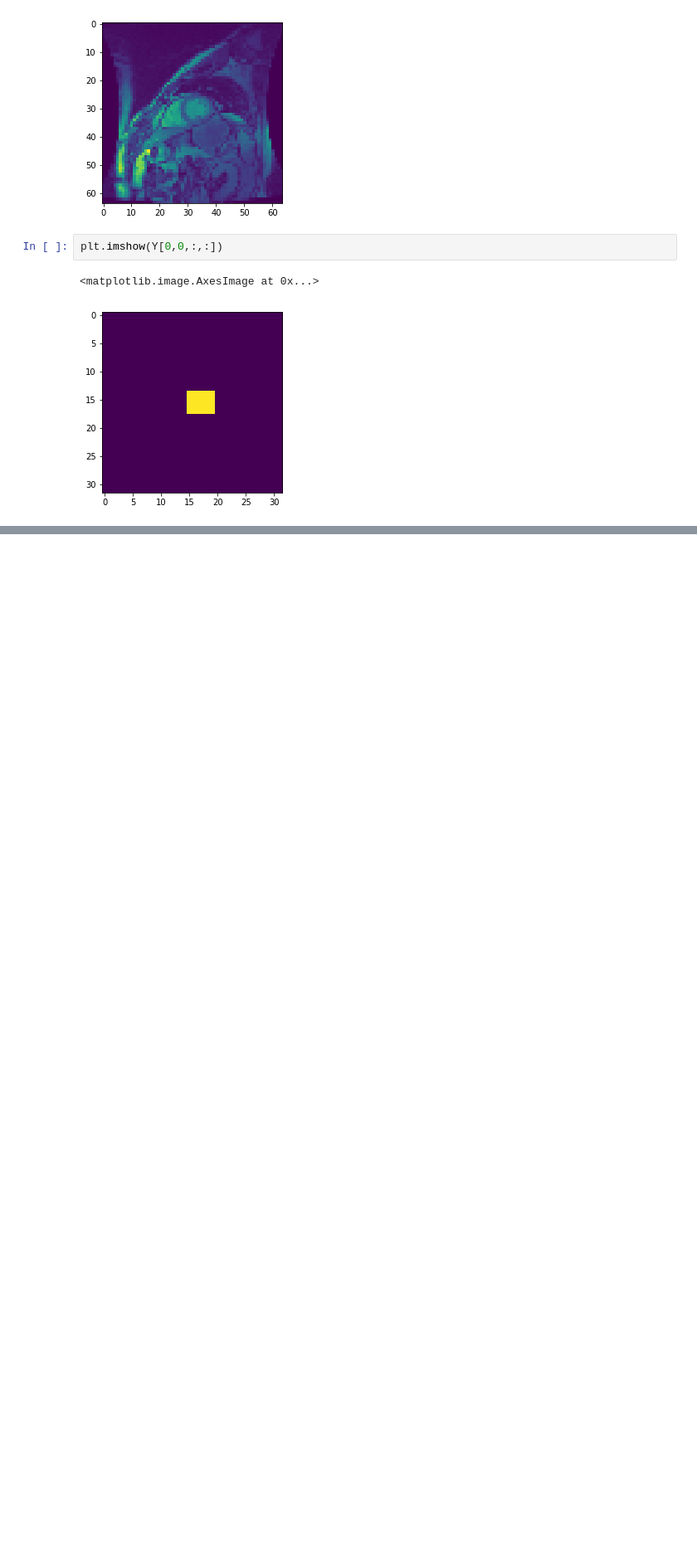
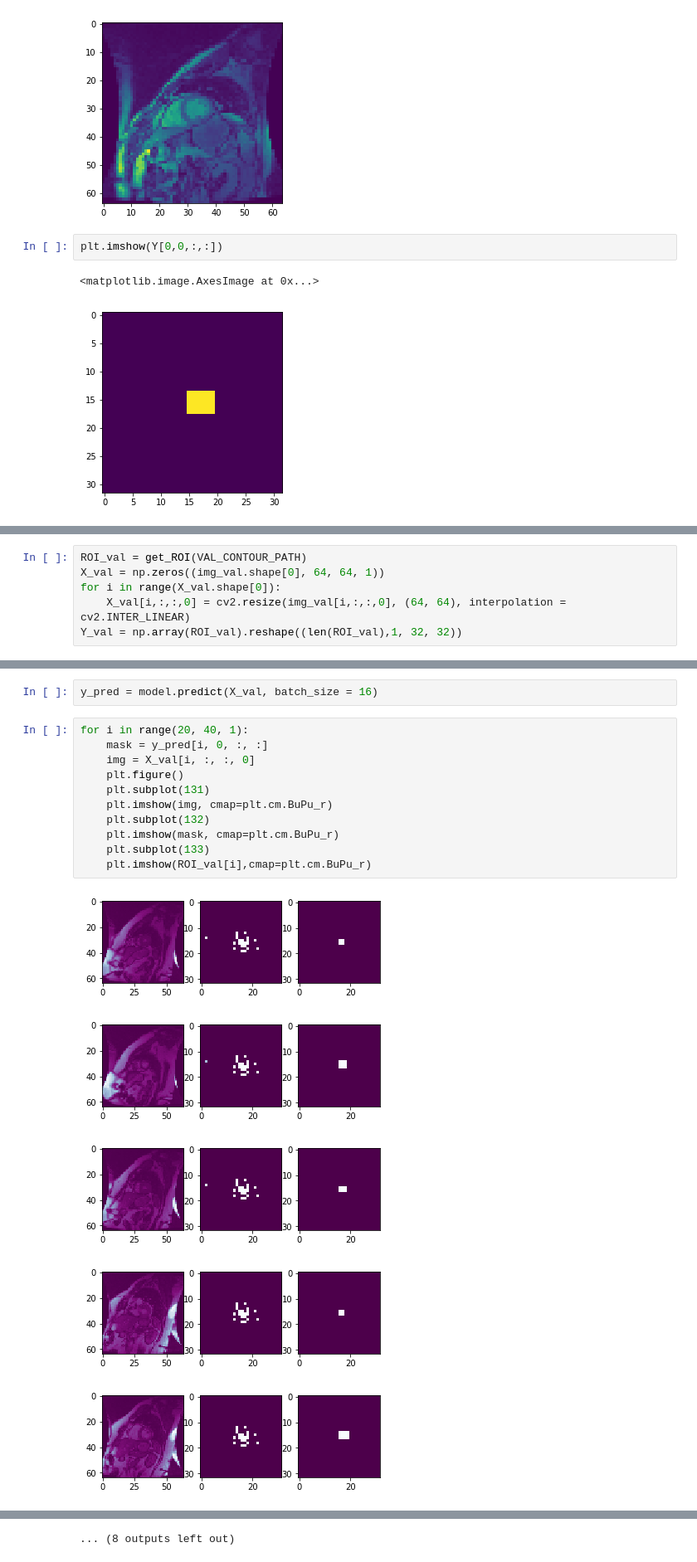
Before and after one commit to qqu0127/LV-segmentation, a Jupyter notebook: demo.ipynb, the cells around one changed output, grey strips where cells are left out. Shown at 83% size. Drawn from its saved outputs; the diff is of its cells as text; blank space fills up the shorter version.

```diff
--- a/demo.ipynb
+++ b/demo.ipynb
@@ -107,0 +112,6 @@ KeyboardInterrupt:
+# %%
+ROI_val = get_ROI(VAL_CONTOUR_PATH)
+X_val = np.zeros((img_val.shape[0], 64, 64, 1))
+for i in range(X_val.shape[0]):
+    X_val[i,:,:,0] = cv2.resize(img_val[i,:,:,0], (64, 64), interpolation = cv2.INTER_LINEAR)
+Y_val = np.array(ROI_val).reshape((len(ROI_val),1, 32, 32))
@@ -107,0 +124,19 @@ KeyboardInterrupt:
+# %%
+y_pred = model.predict(X_val, batch_size = 16)
+# %%
+for i in range(20, 40, 1):
+    mask = y_pred[i, 0, :, :]
+    img = X_val[i, :, :, 0]
+    plt.figure()
+    plt.subplot(131)
+    plt.imshow(img, cmap=plt.cm.BuPu_r)
+    plt.subplot(132)
+    plt.imshow(mask, cmap=plt.cm.BuPu_r)
+    plt.subplot(133)
+    plt.imshow(ROI_val[i],cmap=plt.cm.BuPu_r)
+# %% [output]
+[figure, added]
+[figure, added]
+[figure, added]
+[figure, added]
+[figure, added]
@@ -107,0 +150 @@ KeyboardInterrupt:
+... (8 outputs left out)
```
Also changed, not shown: parts of 7 cells of this notebook.
